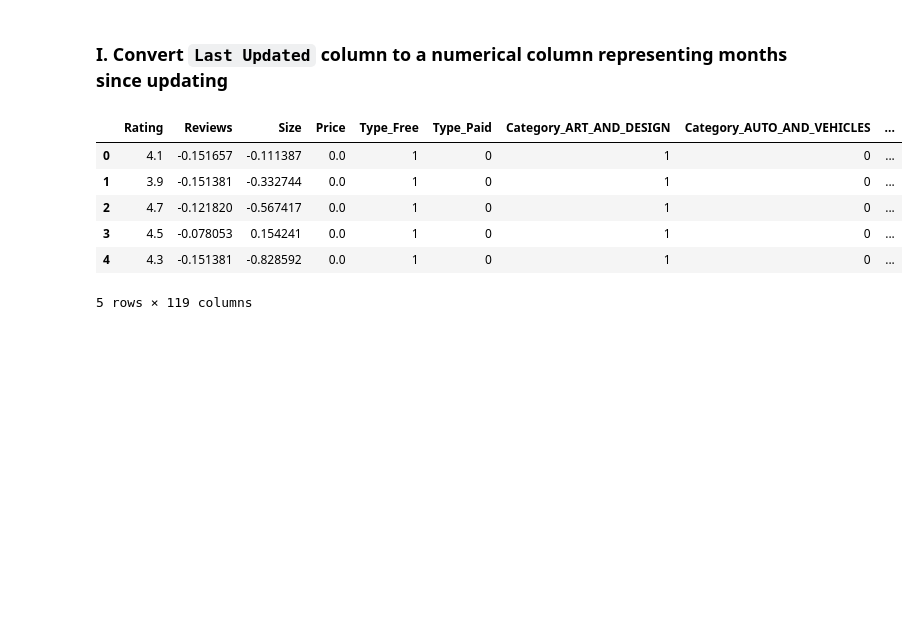
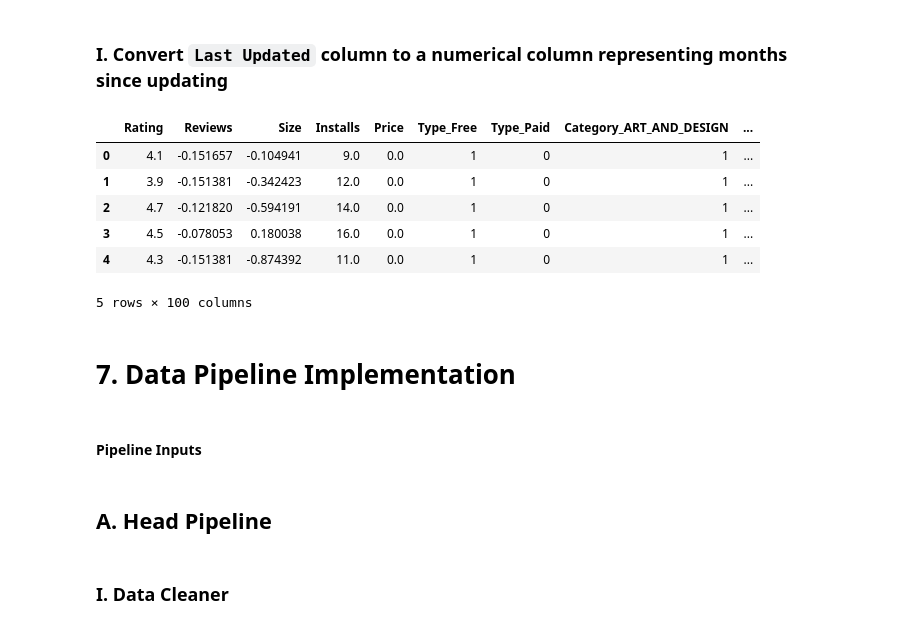
Before and after one commit to Logician724/play-store-analysis, a Jupyter notebook: notebook.ipynb, the cells around one changed output. Saved outputs shown, nothing was run; the diff lists cells and outputs as text; code cells hidden in the pictures; blank space fills up the shorter version.

```diff
--- a/notebook.ipynb
+++ b/notebook.ipynb
@@ -289,2 +292,6 @@ apps_df['Android Ver'] = apps_df['Android Ver'].fillna(apps_df['Android Ver'].va
+# %%
+mean_sizes = apps_df.groupby('Category').mean()['Size']
+
+apps_df.loc[apps_df['Size'].isna(), 'Size'] = mean_sizes[apps_df.loc[apps_df['Size'].isna(), 'Category'].values].values
 # %% [markdown]
 ### Re-Check
@@ -568,5 +572,0 @@ apps_df.head()
-# %%
-apps_df['Installs'] = apps_df['Installs'].astype('category').cat.codes
-apps_df = one_hot_encode_column(apps_df, 'Installs', 'Group')
-
-apps_df.head()
@@ -580,0 +573,5 @@ apps_df.head()
+# %%
+ord = OrdinalEncoder()
+apps_df['Installs'] = ord.fit_transform(apps_df['Installs'].values.reshape(-1, 1))
+
+apps_df.head()
@@ -633,16 +638,20 @@ apps_df.head()
 # %%
 apps_df['Last Updated (Months)'] = apps_df['Last Updated'].map(
     lambda value: (pd.datetime.now().date() - pd.to_datetime(value).date()).days // 30)
 apps_df = apps_df.drop('Last Updated', axis=1)
 
-### SHOULD I SCALE THIS TOO?
+apps_df['Last Updated (Months)'] = scaler.fit_transform(apps_df['Last Updated (Months)'].values.reshape(-1, 1))
 
 apps_df.head()
 # %% [output]
-|  | Rating | Reviews | Size | Price | Type_Free | Type_Paid | Category_ART_AND_DESIGN | Category_AUTO_AND_VEHICLES | ... |
-| 0 | 4.1 | -0.151657 | -0.111387 | 0.0 | 1 | 0 | 1 | 0 | ... |
-| 1 | 3.9 | -0.151381 | -0.332744 | 0.0 | 1 | 0 | 1 | 0 | ... |
-| 2 | 4.7 | -0.121820 | -0.567417 | 0.0 | 1 | 0 | 1 | 0 | ... |
-| 3 | 4.5 | -0.078053 | 0.154241 | 0.0 | 1 | 0 | 1 | 0 | ... |
-| 4 | 4.3 | -0.151381 | -0.828592 | 0.0 | 1 | 0 | 1 | 0 | ... |
+|  | Rating | Reviews | Size | Installs | Price | Type_Free | Type_Paid | Category_ART_AND_DESIGN | ... |
+| 0 | 4.1 | -0.151657 | -0.104941 | 9.0 | 0.0 | 1 | 0 | 1 | ... |
+| 1 | 3.9 | -0.151381 | -0.342423 | 12.0 | 0.0 | 1 | 0 | 1 | ... |
+| 2 | 4.7 | -0.121820 | -0.594191 | 14.0 | 0.0 | 1 | 0 | 1 | ... |
+| 3 | 4.5 | -0.078053 | 0.180038 | 16.0 | 0.0 | 1 | 0 | 1 | ... |
+| 4 | 4.3 | -0.151381 | -0.874392 | 11.0 | 0.0 | 1 | 0 | 1 | ... |
-5 rows × 119 columns
+5 rows × 100 columns
+# %% [markdown]
+# 7. Data Pipeline Implementation
+# %% [markdown]
+#### Pipeline Inputs
@@ -648,0 +665,4 @@ apps_df.head()
+# %% [markdown]
+## A. Head Pipeline
+# %% [markdown]
+### I. Data Cleaner
```
Also changed, not shown: parts of 43 cells of this notebook.
